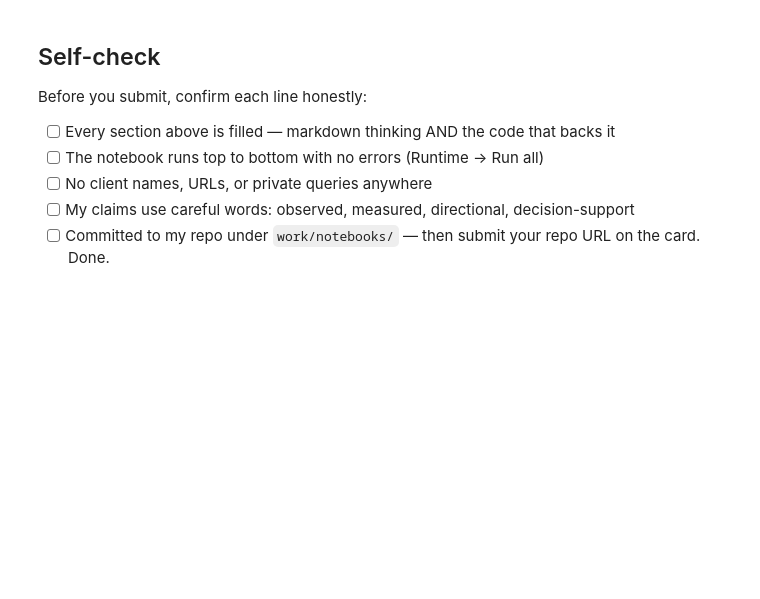
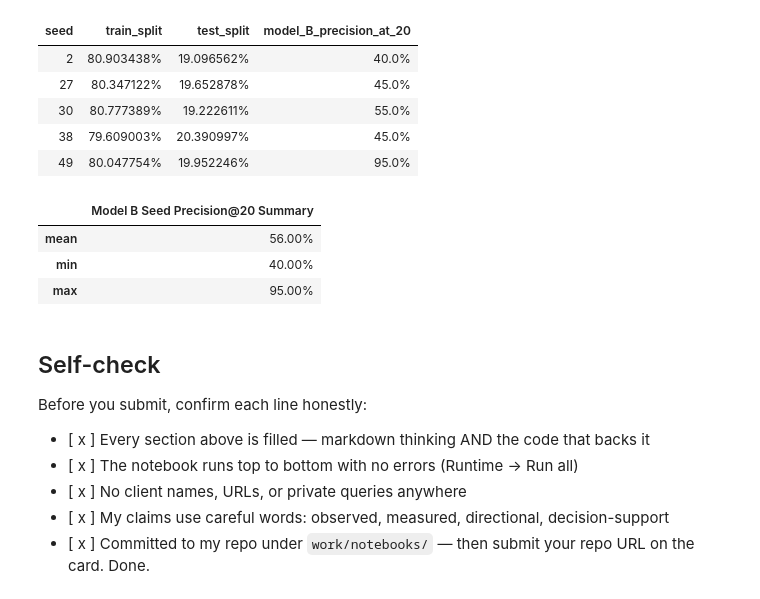
Before and after one commit to T0othIess/FlyRank-AI-ML-internship, a Jupyter notebook: work/notebooks/w06_validation_audit.ipynb, the cells around one changed output. Drawn from its saved outputs; the diff is of its cells as text; code cells hidden in the pictures; blank space fills up the shorter version.

Commit message:
ML-09 assignment done, w06_validation_audit.ipynb notebook written

```diff
--- a/work/notebooks/w06_validation_audit.ipynb
+++ b/work/notebooks/w06_validation_audit.ipynb
@@ -37,10 +469,30 @@ This skeleton is yours to fill. Work the sections **in order** — each one has
+# %%
+
+display(pd.DataFrame(seeds_data)[["seed","train_split","test_split","model_B_precision_at_20"]].style.hide(axis="index")
+        .format("{:.1%}", subset=["model_B_precision_at_20"]).set_properties(**{"text-align": "center"})
+       )
+
+display(pd.DataFrame(seed_precision_summary)["Model B Seed Precision@20 Summary"].to_frame("Model B Seed Precision@20 Summary")
+        .style.format("{:.2%}", subset=["Model B Seed Precision@20 Summary"]).set_properties(**{"text-align": "center"})
+        )
+# %% [output]
+| seed | train_split | test_split | model_B_precision_at_20 |
+| 2 | 80.903438% | 19.096562% | 40.0% |
+| 27 | 80.347122% | 19.652878% | 45.0% |
+| 30 | 80.777389% | 19.222611% | 55.0% |
+| 38 | 79.609003% | 20.390997% | 45.0% |
+| 49 | 80.047754% | 19.952246% | 95.0% |
+|  | Model B Seed Precision@20 Summary |
+| mean | 56.00% |
+| min | 40.00% |
+| max | 95.00% |
 # %% [markdown]
 ## Self-check
 
 Before you submit, confirm each line honestly:
 
-- [ ] Every section above is filled — markdown thinking AND the code that backs it
-- [ ] The notebook runs top to bottom with no errors (Runtime → Run all)
-- [ ] No client names, URLs, or private queries anywhere
-- [ ] My claims use careful words: observed, measured, directional, decision-support
-- [ ] Committed to my repo under `work/notebooks/` — then submit your repo URL on the card. Done.
+- [ x ] Every section above is filled — markdown thinking AND the code that backs it
+- [ x ] The notebook runs top to bottom with no errors (Runtime → Run all)
+- [ x ] No client names, URLs, or private queries anywhere
+- [ x ] My claims use careful words: observed, measured, directional, decision-support
+- [ x ] Committed to my repo under `work/notebooks/` — then submit your repo URL on the card. Done.
```
Also changed, not shown: parts of 19 cells of this notebook, 1 other file.
